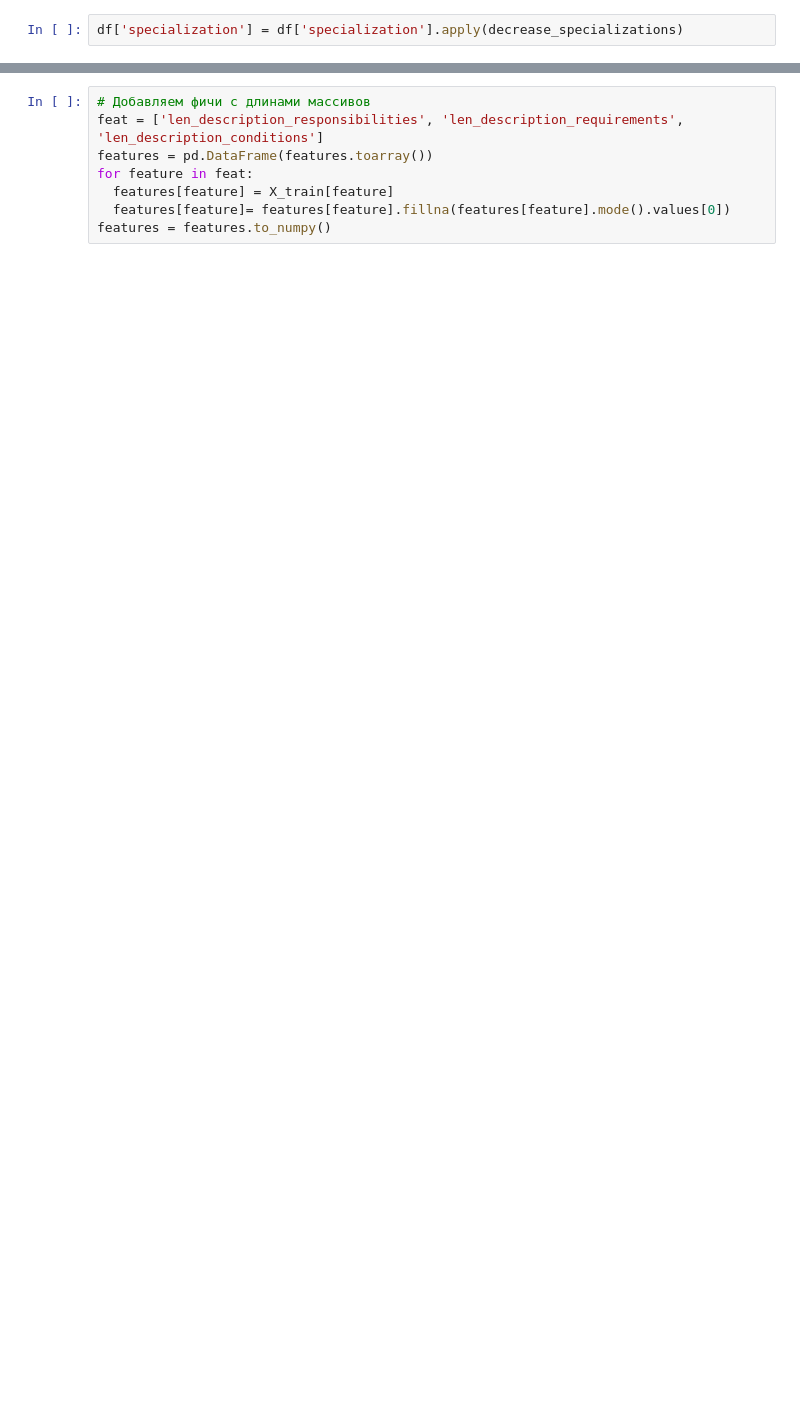
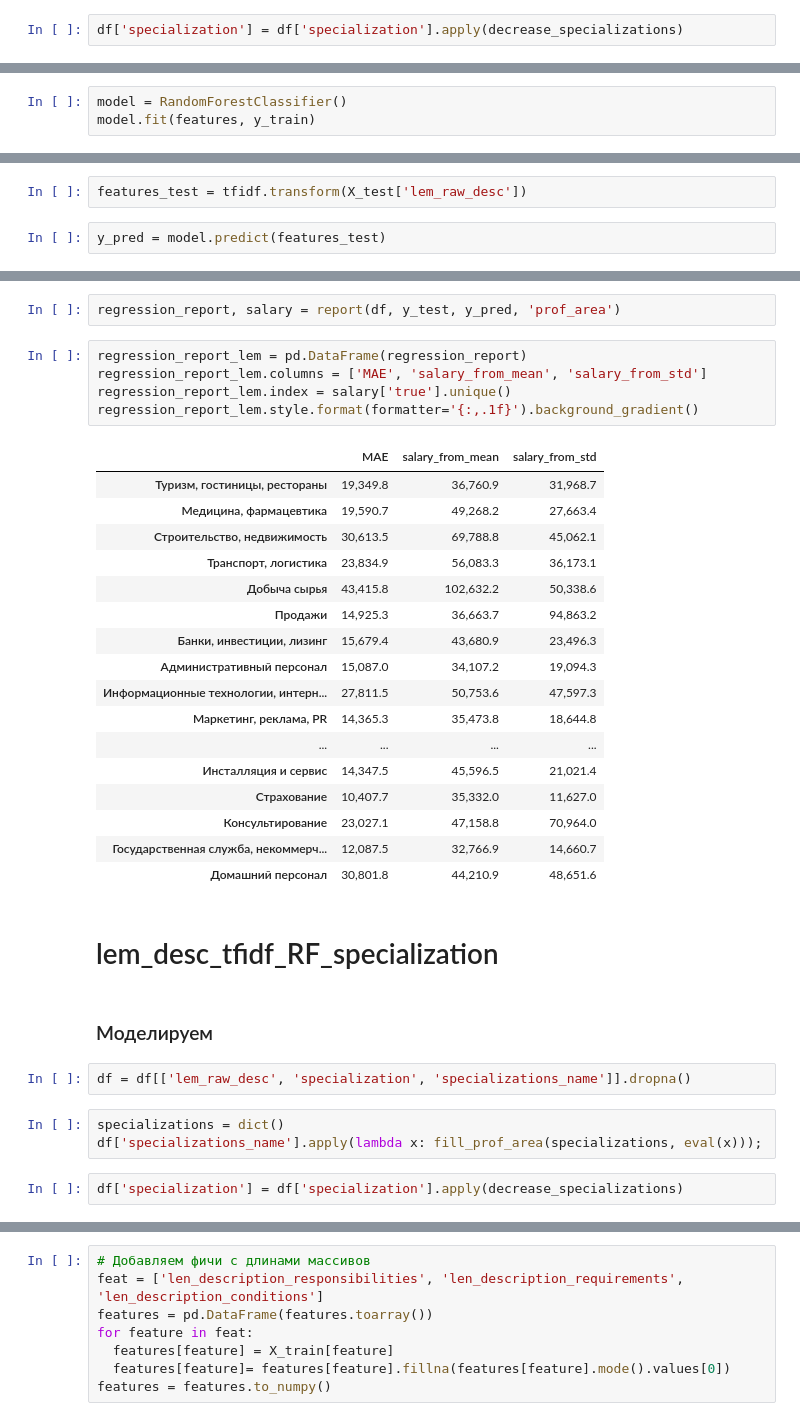
Before and after one commit to alievaliza/MSU_diploma, a Jupyter notebook: notebooks/prof_area_specialization_classification.ipynb, the cells around one changed output, grey strips where cells are left out. Saved outputs shown, nothing was run; the diff lists cells and outputs as text; blank space fills up the shorter version.

```diff
--- a/notebooks/prof_area_specialization_classification.ipynb
+++ b/notebooks/prof_area_specialization_classification.ipynb
@@ -122,0 +326,3 @@ df['specialization'] = df['specialization'].apply(decrease_specializations)
+# %%
+model = RandomForestClassifier()
+model.fit(features, y_train)
@@ -122,0 +333,4 @@ df['specialization'] = df['specialization'].apply(decrease_specializations)
+# %%
+features_test = tfidf.transform(X_test['lem_raw_desc'])
+# %%
+y_pred = model.predict(features_test)
@@ -122,0 +363,36 @@ df['specialization'] = df['specialization'].apply(decrease_specializations)
+# %%
+regression_report, salary = report(df, y_test, y_pred, 'prof_area')
+# %%
+regression_report_lem = pd.DataFrame(regression_report)
+regression_report_lem.columns = ['MAE', 'salary_from_mean', 'salary_from_std']
+regression_report_lem.index = salary['true'].unique()
+regression_report_lem.style.format(formatter='{:,.1f}').background_gradient()
+# %% [output]
+|  | MAE | salary_from_mean | salary_from_std |
+| Туризм, гостиницы, рестораны | 19,349.8 | 36,760.9 | 31,968.7 |
+| Медицина, фармацевтика | 19,590.7 | 49,268.2 | 27,663.4 |
+| Строительство, недвижимость | 30,613.5 | 69,788.8 | 45,062.1 |
+| Транспорт, логистика | 23,834.9 | 56,083.3 | 36,173.1 |
+| Добыча сырья | 43,415.8 | 102,632.2 | 50,338.6 |
+| Продажи | 14,925.3 | 36,663.7 | 94,863.2 |
+| Банки, инвестиции, лизинг | 15,679.4 | 43,680.9 | 23,496.3 |
+| Административный персонал | 15,087.0 | 34,107.2 | 19,094.3 |
+| Информационные технологии, интерн... | 27,811.5 | 50,753.6 | 47,597.3 |
+| Маркетинг, реклама, PR | 14,365.3 | 35,473.8 | 18,644.8 |
+| ... | ... | ... | ... |
+| Инсталляция и сервис | 14,347.5 | 45,596.5 | 21,021.4 |
+| Страхование | 10,407.7 | 35,332.0 | 11,627.0 |
+| Консультирование | 23,027.1 | 47,158.8 | 70,964.0 |
+| Государственная служба, некоммерч... | 12,087.5 | 32,766.9 | 14,660.7 |
+| Домашний персонал | 30,801.8 | 44,210.9 | 48,651.6 |
+# %% [markdown]
+# lem_desc_tfidf_RF_specialization
+# %% [markdown]
+### Моделируем
+# %%
+df = df[['lem_raw_desc', 'specialization', 'specializations_name']].dropna()
+# %%
+specializations = dict()
+df['specializations_name'].apply(lambda x: fill_prof_area(specializations, eval(x)));
+# %%
+df['specialization'] = df['specialization'].apply(decrease_specializations)
```
Also changed, not shown: parts of 138 cells of this notebook.
